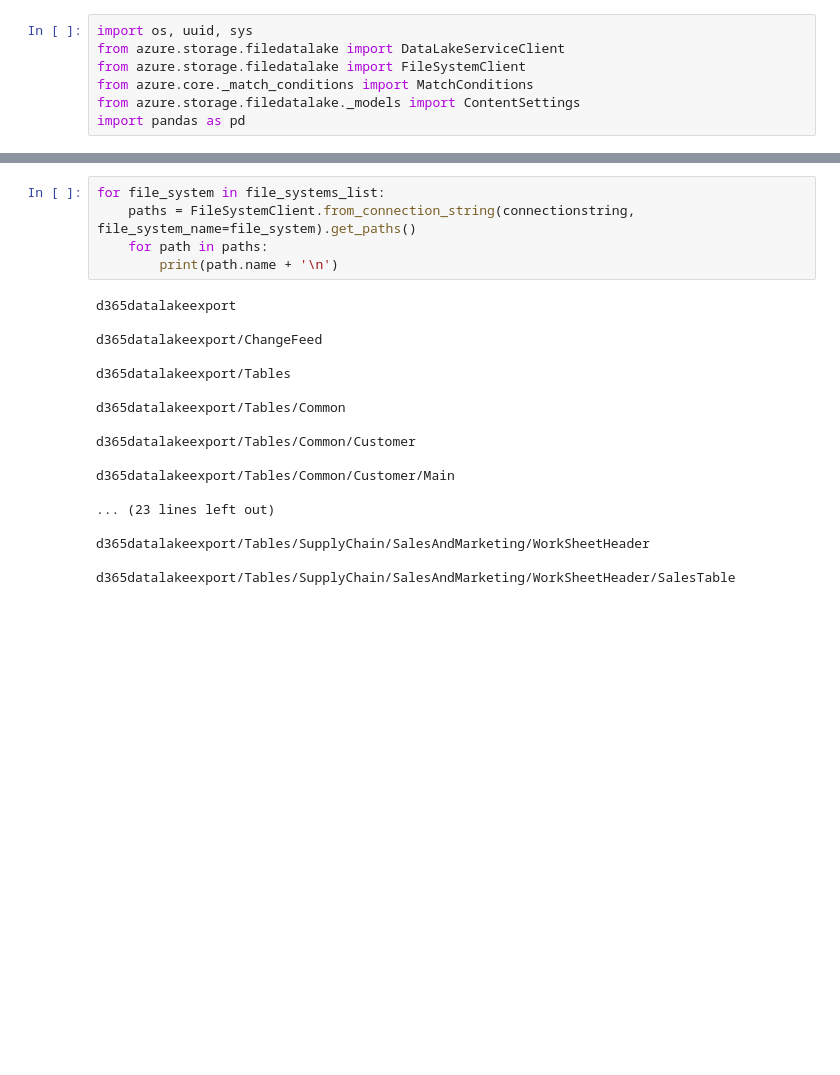
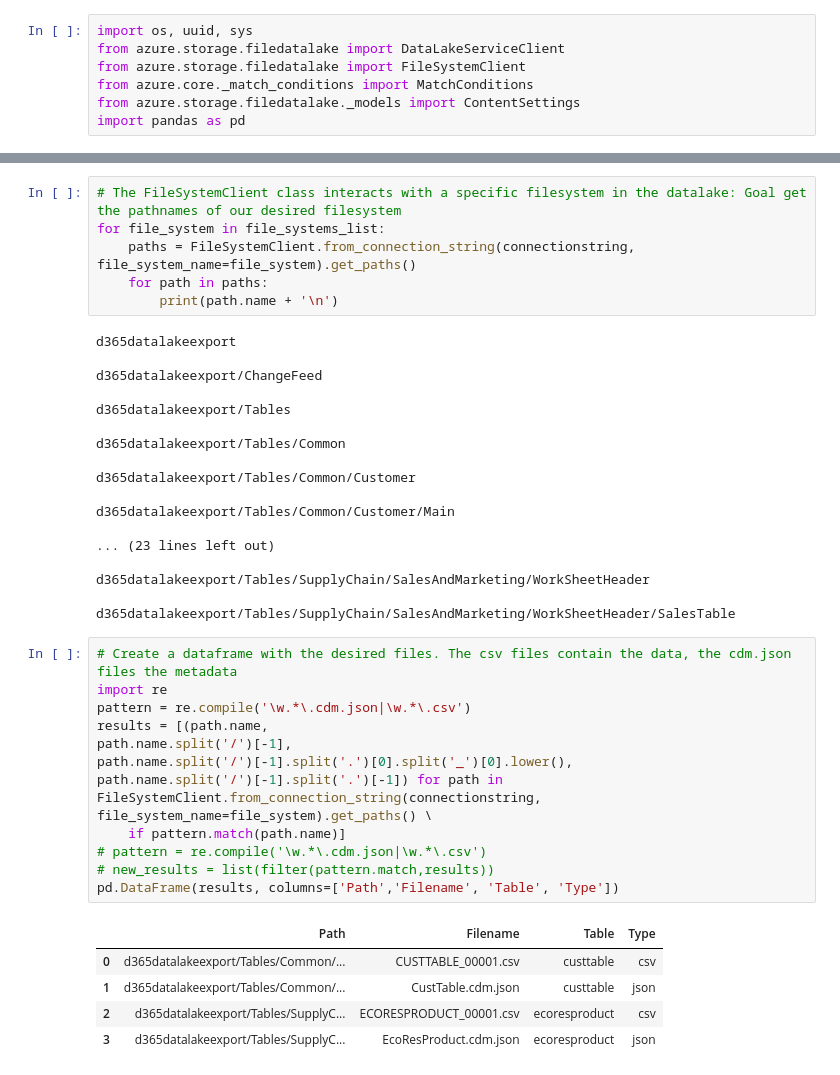
Before and after one commit to psmgeelen/turbodata, a Jupyter notebook: scripts/test.ipynb, the cells around one changed output, grey strips where cells are left out. Saved outputs shown, nothing was run; the diff lists cells and outputs as text; blank space fills up the shorter version.

```diff
--- a/scripts/test.ipynb
+++ b/scripts/test.ipynb
@@ -20,4 +20,5 @@ print(file_systems_list)
 # %%
+# The FileSystemClient class interacts with a specific filesystem in the datalake: Goal get the pathnames of our desired filesystem
 for file_system in file_systems_list:
     paths = FileSystemClient.from_connection_string(connectionstring, file_system_name=file_system).get_paths()
     for path in paths:
@@ -40,3 +41,21 @@ d365datalakeexport/Tables/Common/Customer/Main
 d365datalakeexport/Tables/SupplyChain/SalesAndMarketing/WorkSheetHeader
 
 d365datalakeexport/Tables/SupplyChain/SalesAndMarketing/WorkSheetHeader/SalesTable
+# %%
+# Create a dataframe with the desired files. The csv files contain the data, the cdm.json files the metadata
+import re
+pattern = re.compile('\w.*\.cdm.json|\w.*\.csv')
+results = [(path.name,
+path.name.split('/')[-1],
+path.name.split('/')[-1].split('.')[0].split('_')[0].lower(),
+path.name.split('/')[-1].split('.')[-1]) for path in FileSystemClient.from_connection_string(connectionstring, file_system_name=file_system).get_paths() \
+    if pattern.match(path.name)]
+# pattern = re.compile('\w.*\.cdm.json|\w.*\.csv')
+# new_results = list(filter(pattern.match,results))
+pd.DataFrame(results, columns=['Path','Filename', 'Table', 'Type'])
+# %% [output]
+|  | Path | Filename | Table | Type |
+| 0 | d365datalakeexport/Tables/Common/... | CUSTTABLE_00001.csv | custtable | csv |
+| 1 | d365datalakeexport/Tables/Common/... | CustTable.cdm.json | custtable | json |
+| 2 | d365datalakeexport/Tables/SupplyC... | ECORESPRODUCT_00001.csv | ecoresproduct | csv |
+| 3 | d365datalakeexport/Tables/SupplyC... | EcoResProduct.cdm.json | ecoresproduct | json |
```
Also changed, not shown: parts of 6 cells of this notebook, 1 other file.
